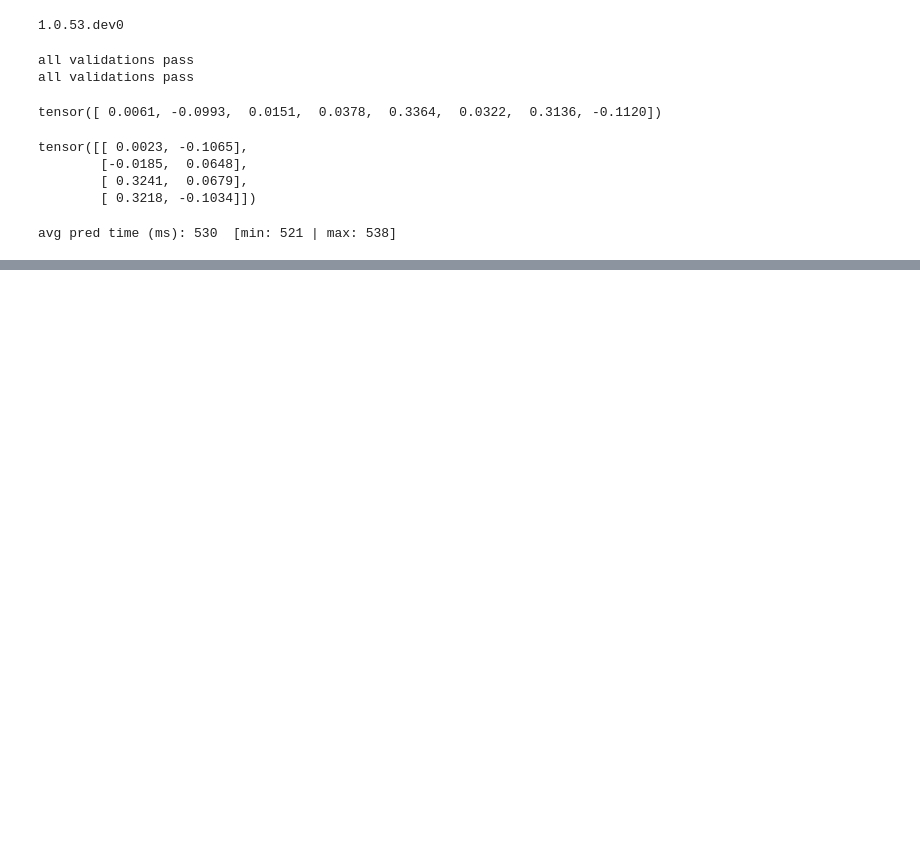
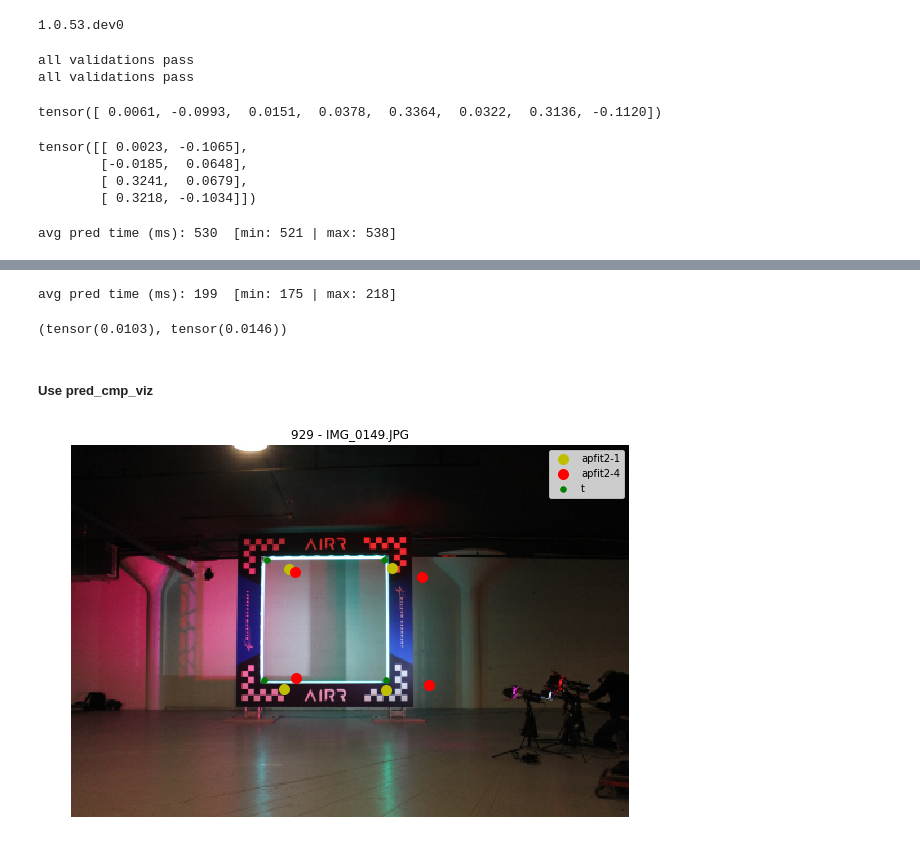
Before and after one commit to sutt/fastai-tmp, a Jupyter notebook: ap-eval-1.ipynb, the cells around one changed output, grey strips where cells are left out. Drawn from its saved outputs; the diff is of its cells as text; code cells hidden in the pictures; blank space fills up the shorter version.

```diff
--- a/ap-eval-1.ipynb
+++ b/ap-eval-1.ipynb
@@ -70,3 +70,12 @@ tensor([[ 0.0023, -0.1065],
 m1.build_avg_pred_time()
 # %% [output]
 avg pred time (ms): 530  [min: 521 | max: 538]
+# %%
+m4 = ModelHome(
+                model_arch=models.resnet34,
+                dataset=data_small,
+                pth_fn='new-models/apfit2-4.pth',
+                name='apfit2-4',
+                history_fn='new-models/apfit2-4.csv',
+                preds_fn='misc-data/preds-apfit2-4.pickle',
+                )
@@ -72,0 +109,26 @@ avg pred time (ms): 530  [min: 521 | max: 538]
+# %%
+m4.build_avg_pred_time()
+# %% [output]
+avg pred time (ms): 199  [min: 175 | max: 218]
+# %%
+m1.valid_err, m4.valid_err
+# %% [output]
+(tensor(0.0103), tensor(0.0146))
+# %% [markdown]
+##### Use pred_cmp_viz
+# %%
+# compare on training set
+pred_cmp_viz([m1, m4], add_truth = True, legend=True, i=None )
+# 0 - good
+# 1110 - bad miss for good model
+# 1008 - bad miss for both
+# 649 - bad miss both
+# 390 - bad miss both
+# 755 - worst model regression from bad-model to good-model
+# are there any good ones??
+# 70 is decent
+# 919 - decent for both
+# 558
+# 216 - excellent for both
+# %% [output]
+[figure, added]
```
Also changed, not shown: parts of 10 cells of this notebook, 3 other files.
